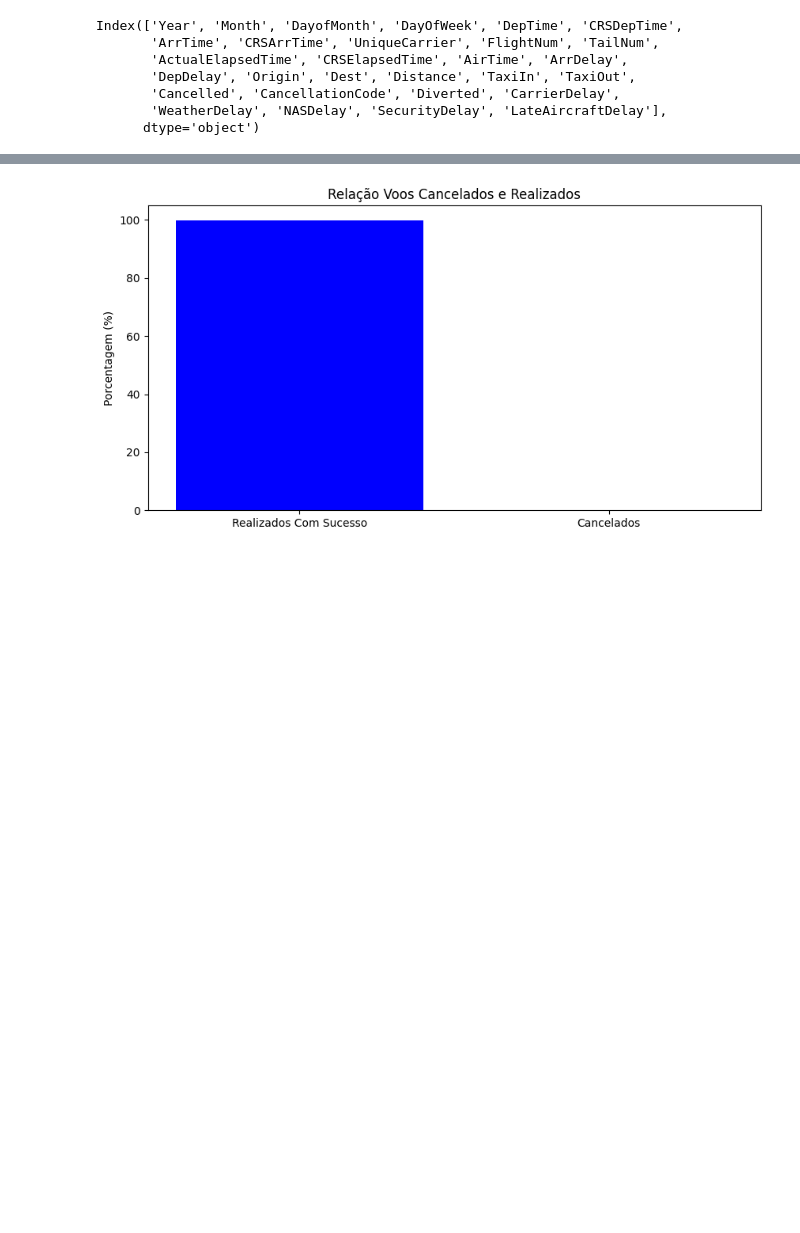
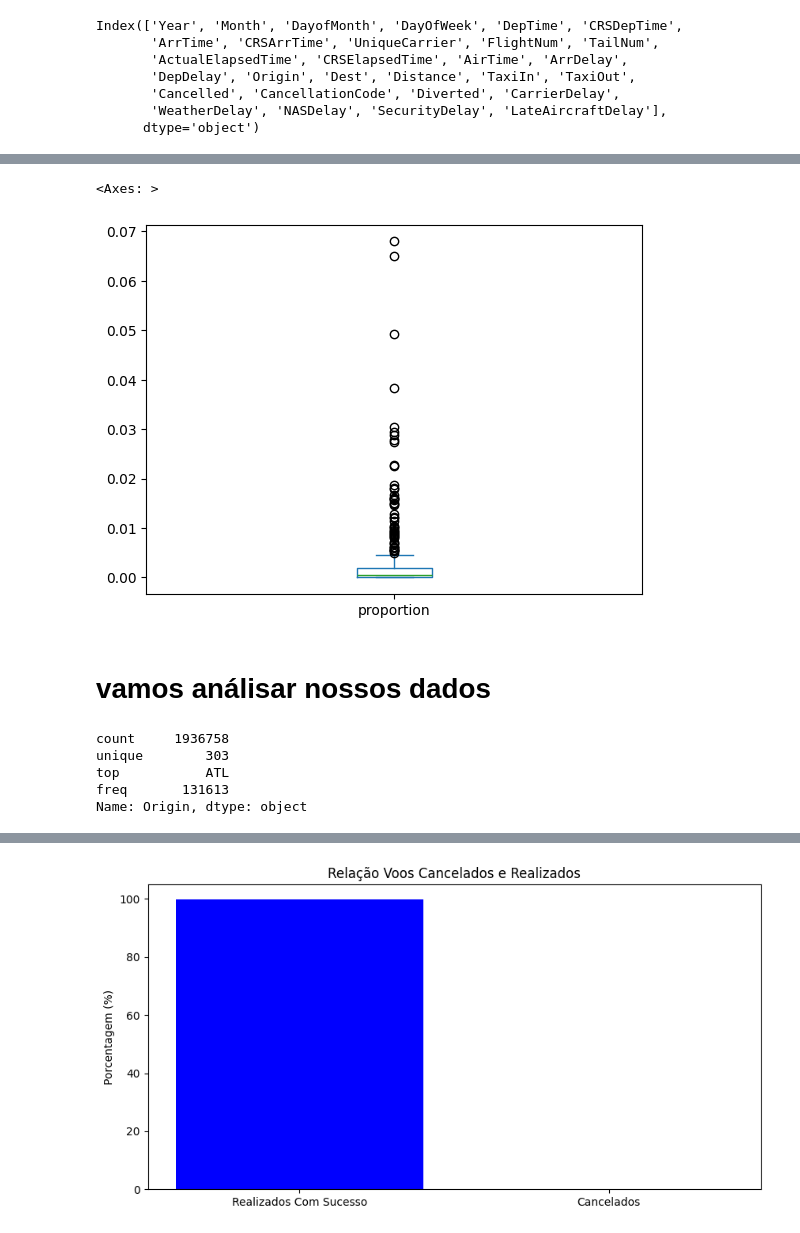
Before and after one commit to mauriciobenjamin700/Projeto_05_ADA, a Jupyter notebook: main.ipynb, the cells around one changed output, grey strips where cells are left out. Cells and saved outputs as stored; diff of their text form; code cells hidden in the pictures; blank space fills up the shorter version.

```diff
--- a/main.ipynb
+++ b/main.ipynb
@@ -193,0 +178,5 @@ porcentagens
+# %%
+origem.plot.box()
+# %% [output]
+<Axes: >
+[figure, added]
@@ -193,0 +188,10 @@ porcentagens
+# %% [markdown]
+# vamos análisar nossos dados
+# %%
+df["Origin"].describe(include="all")
+# %% [output]
+count     1936758
+unique        303
+top           ATL
+freq       131613
+Name: Origin, dtype: object
```
Also changed, not shown: parts of 86 cells of this notebook, 2 other files.
